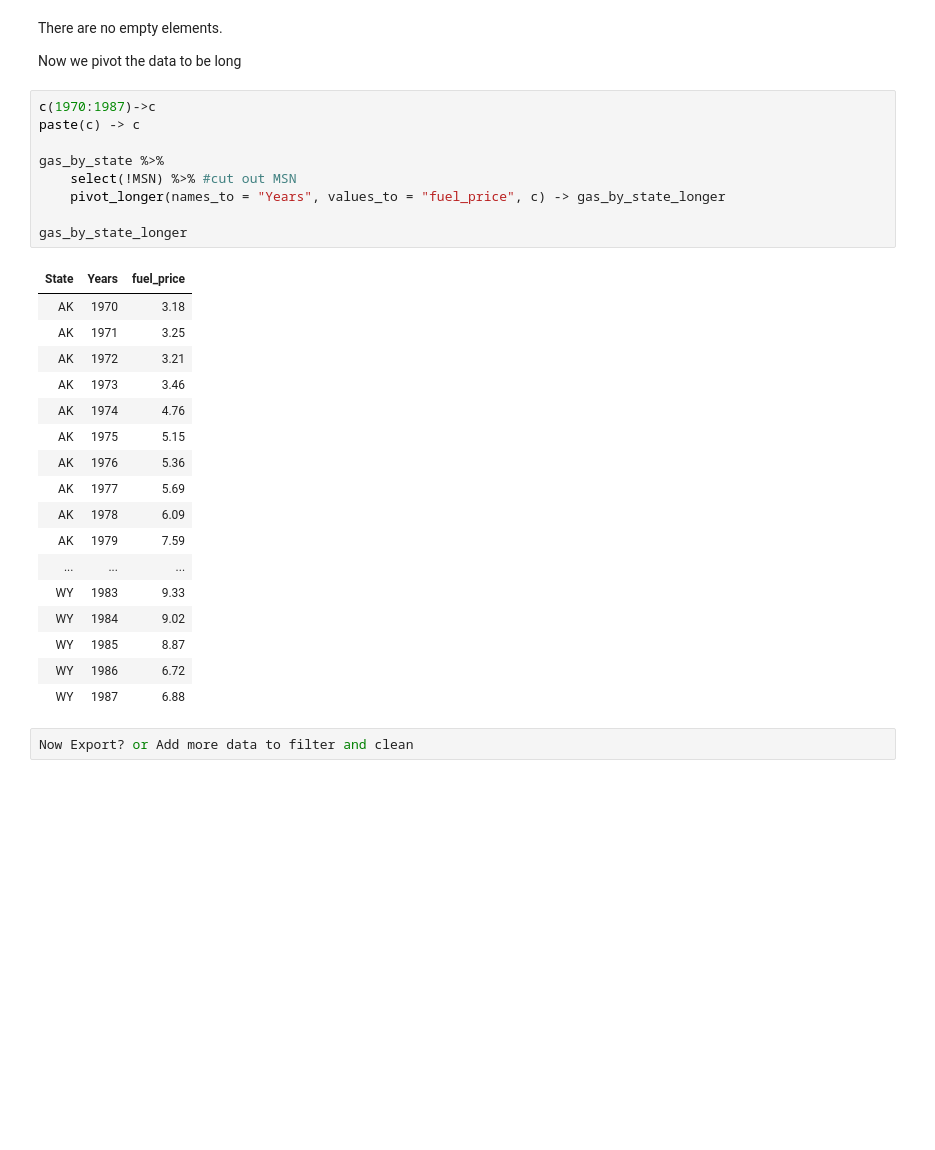
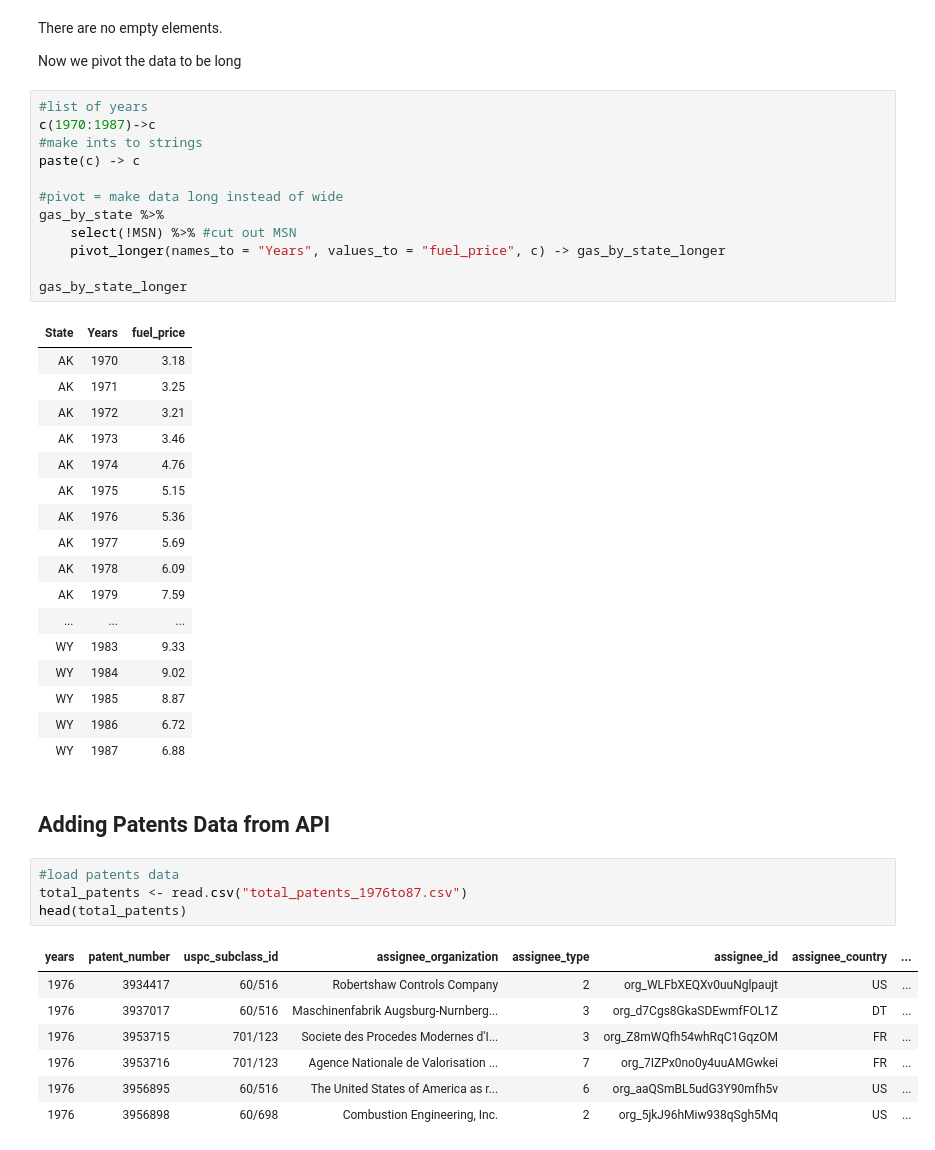
Before and after one commit to GabyMartinez/Data_Analysis_Python_R, a Jupyter notebook: Data Cleaning/Clean Data ECO400.ipynb, the cells around one changed output. Cells and saved outputs as stored; diff of their text form; blank space fills up the shorter version.

```diff
--- a/Data Cleaning/Clean Data ECO400.ipynb
+++ b/Data Cleaning/Clean Data ECO400.ipynb
@@ -96,9 +97,12 @@ There are no empty elements.
 
 Now we pivot the data to be long
 # %%
+#list of years
 c(1970:1987)->c
+#make ints to strings
 paste(c) -> c
 
+#pivot = make data long instead of wide
 gas_by_state %>%
     select(!MSN) %>% #cut out MSN
     pivot_longer(names_to = "Years", values_to = "fuel_price", c) -> gas_by_state_longer
@@ -122,5 +126,17 @@ gas_by_state_longer
 | WY | 1985 | 8.87 |
 | WY | 1986 | 6.72 |
 | WY | 1987 | 6.88 |
-# %%
-Now Export? or Add more data to filter and clean
+# %% [markdown]
+## Adding Patents Data from API
+# %%
+#load patents data
+total_patents <- read.csv("total_patents_1976to87.csv")
+head(total_patents)
+# %% [output]
+| years | patent_number | uspc_subclass_id | assignee_organization | assignee_type | assignee_id | assignee_country | ... |
+| 1976 | 3934417 | 60/516 | Robertshaw Controls Company | 2 | org_WLFbXEQXv0uuNglpaujt | US | ... |
+| 1976 | 3937017 | 60/516 | Maschinenfabrik Augsburg-Nurnberg... | 3 | org_d7Cgs8GkaSDEwmfFOL1Z | DT | ... |
+| 1976 | 3953715 | 701/123 | Societe des Procedes Modernes d'I... | 3 | org_Z8mWQfh54whRqC1GqzOM | FR | ... |
+| 1976 | 3953716 | 701/123 | Agence Nationale de Valorisation ... | 7 | org_7IZPx0no0y4uuAMGwkei | FR | ... |
+| 1976 | 3956895 | 60/516 | The United States of America as r... | 6 | org_aaQSmBL5udG3Y90mfh5v | US | ... |
+| 1976 | 3956898 | 60/698 | Combustion Engineering, Inc. | 2 | org_5jkJ96hMiw938qSgh5Mq | US | ... |
```
Also changed, not shown: parts of 7 cells of this notebook.
